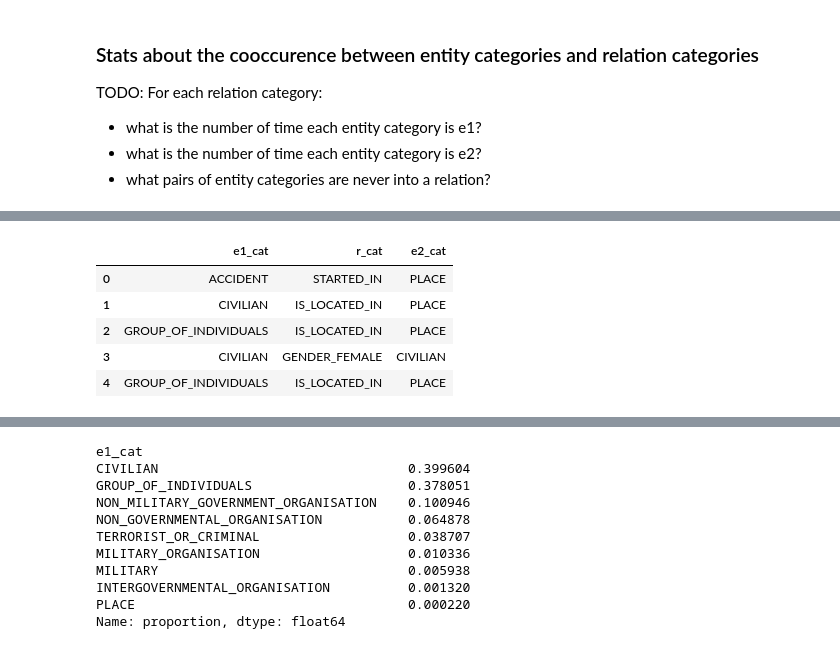
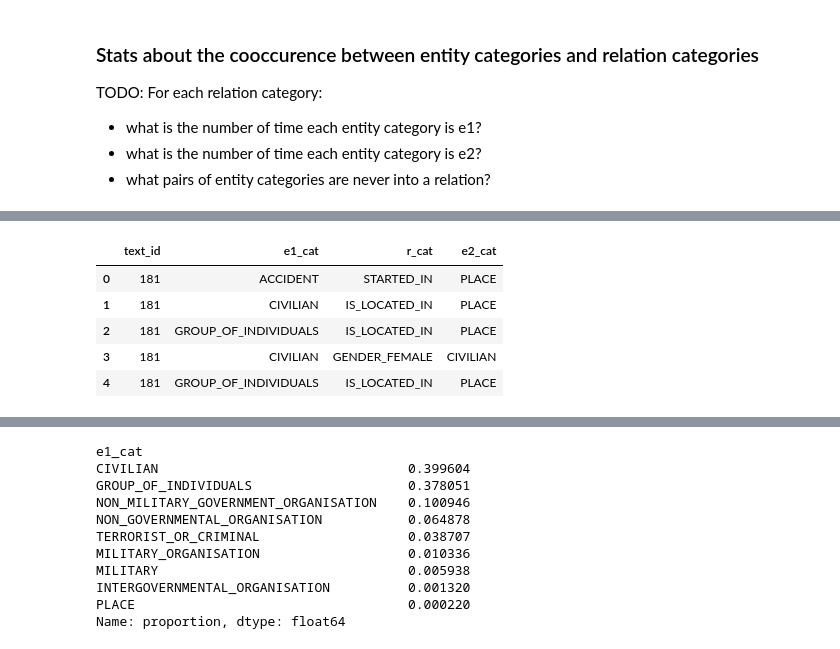
Before and after one commit to lengocluyen/relation_extraction_textmine25, a Jupyter notebook: defi_textmine_2025/eda.ipynb, the cells around one changed output, grey strips where cells are left out. Saved outputs shown, nothing was run; the diff lists cells and outputs as text; code cells hidden in the pictures.

```diff
--- a/defi_textmine_2025/eda.ipynb
+++ b/defi_textmine_2025/eda.ipynb
@@ -451,12 +451,15 @@ array([['Anam Destresse, président de l\'ONG "Ma passion", a été blessé dans
         list([{'id': 0, 'mentions': [{'value': 'crasher', 'start': 96, 'end': 103}, {'value': 'incident', 'start': 343, 'end': 351}], 'type': 'ACCIDENT'}, {'id': 1, 'mentions': [{'value': 'défaillance ...
         list([[14, 'HAS_CATEGORY', 22], [10, 'OPERATES_IN', 8], [1, 'END_DATE', 24], [11, 'HAS_CONTROL_OVER', 4], [17, 'IS_LOCATED_IN', 18], [11, 'HAS_CONTROL_OVER', 7], [11, 'HAS_CONTROL_OVER', 13],  ...
       dtype=object)
+# %%
+for text_idx, text, text_entities, text_relations in labeled_clean_df.reset_index().values:
+    pass
 # %%
 
 entity_relation_cat_df  = pd.concat(
     [
-        pd.DataFrame([[text_entities[e1_id]["type"], r_cat, text_entities[e2_id]["type"]] for e1_id, r_cat, e2_id in text_relations], columns=["e1_cat", "r_cat", "e2_cat"])
-        for text, text_entities, text_relations in labeled_clean_df.values
+        pd.DataFrame([[text_idx, text_entities[e1_id]["type"], r_cat, text_entities[e2_id]["type"]] for e1_id, r_cat, e2_id in text_relations], columns=["text_id", "e1_cat", "r_cat", "e2_cat"])
+        for text_idx, text, text_entities, text_relations in labeled_clean_df.reset_index().values
     ],
     axis=0
 )
@@ -467,9 +470,9 @@ entity_relation_cat_df.head()
-|  | e1_cat | r_cat | e2_cat |
-| 0 | ACCIDENT | STARTED_IN | PLACE |
-| 1 | CIVILIAN | IS_LOCATED_IN | PLACE |
-| 2 | GROUP_OF_INDIVIDUALS | IS_LOCATED_IN | PLACE |
-| 3 | CIVILIAN | GENDER_FEMALE | CIVILIAN |
-| 4 | GROUP_OF_INDIVIDUALS | IS_LOCATED_IN | PLACE |
+|  | text_id | e1_cat | r_cat | e2_cat |
+| 0 | 181 | ACCIDENT | STARTED_IN | PLACE |
+| 1 | 181 | CIVILIAN | IS_LOCATED_IN | PLACE |
+| 2 | 181 | GROUP_OF_INDIVIDUALS | IS_LOCATED_IN | PLACE |
+| 3 | 181 | CIVILIAN | GENDER_FEMALE | CIVILIAN |
+| 4 | 181 | GROUP_OF_INDIVIDUALS | IS_LOCATED_IN | PLACE |
 # %%
 print(len(relation_classes), relation_classes)
 print(len(entity_classes), entity_classes)
```
Also changed, not shown: parts of 43 cells of this notebook, 3 other files.
